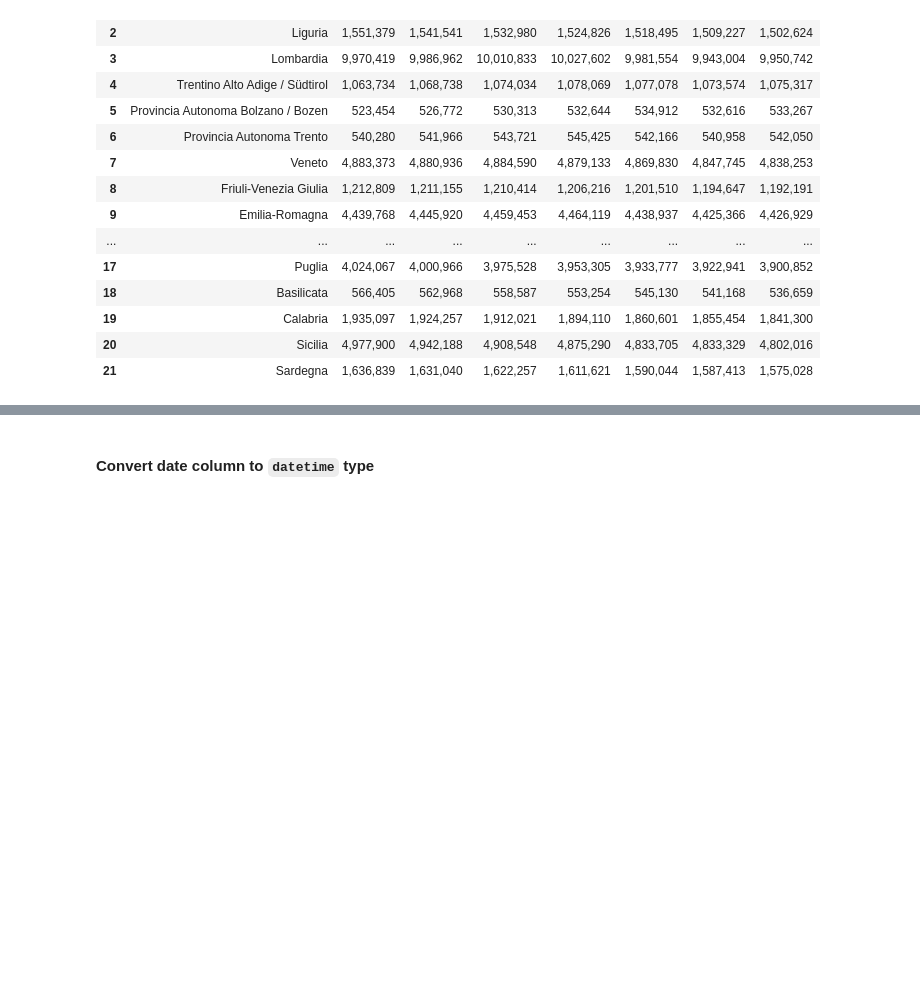
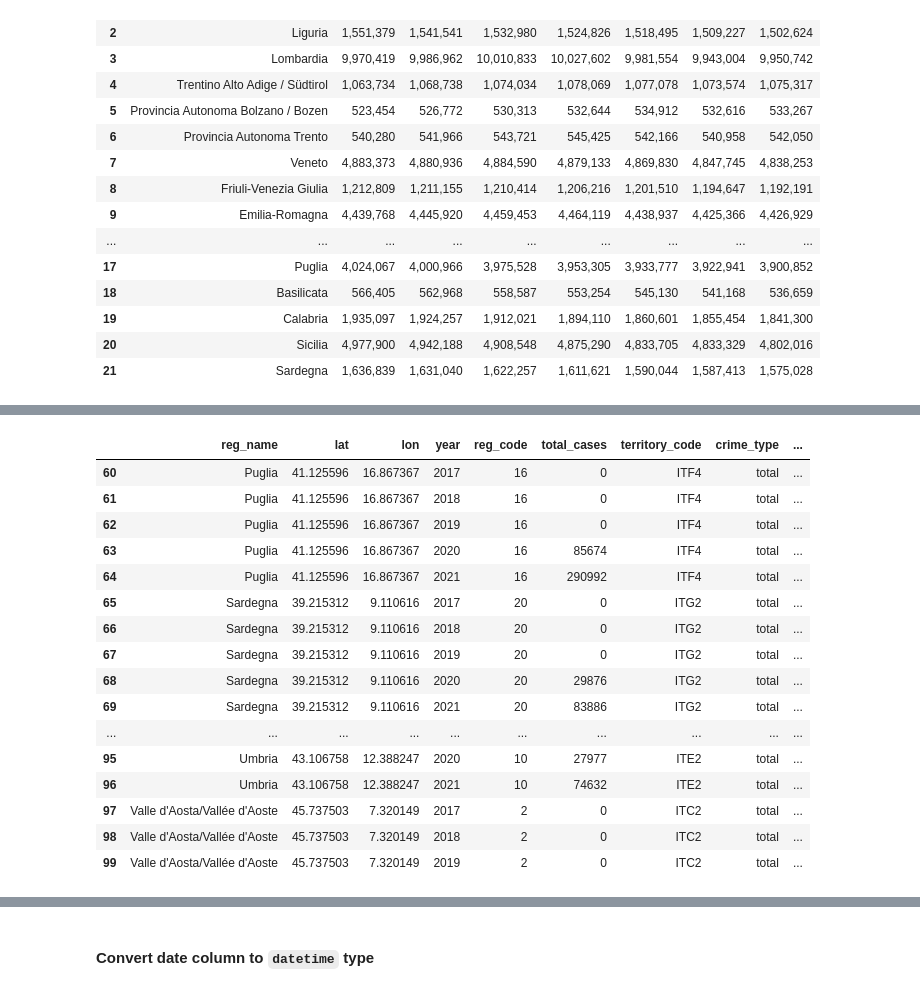
Before and after one commit to OmdenaAI/milan-italy-impact-covid-crimes, a Jupyter notebook: src/tasks/task-2-data-cleaning/files.ipynb, the cells around one changed output, grey strips where cells are left out. Cells and saved outputs as stored; diff of their text form; code cells hidden in the pictures; blank space fills up the shorter version.

```diff
--- a/src/tasks/task-2-data-cleaning/files.ipynb
+++ b/src/tasks/task-2-data-cleaning/files.ipynb
@@ -1250,0 +1858,6 @@ df_cas_cri_sum
+# %%
+# Remove the rows
+rows_to_remove = ['Provincia Autonoma Trento', 'Provincia Autonoma Bolzano / Bozen']
+crime_totals = crime_totals[~crime_totals['reg_name'].isin(rows_to_remove)].reset_index(drop=True)
+unemp_totals = unemp_totals[~unemp_totals['reg_name'].isin(rows_to_remove)].reset_index(drop=True)
+pop_totals = pop_totals[~pop_totals['reg_name'].isin(rows_to_remove)].reset_index(drop=True)
@@ -1250,0 +1889,4 @@ df_cas_cri_sum
+# %%
+# Merge the DataFrames based on the common column 'year' and 'reg_name'
+pop_totals = unemp_totals.merge(pop_totals[['year', 'reg_name', 'population']], on=['year', 'reg_name'], how='left')
+pop_totals
@@ -1250,0 +1909,3 @@ df_cas_cri_sum
+# %%
+pop_totals['unemp_pop'] = (pop_totals['population'] * pop_totals['unemployment_rate'] / 100).astype(int)
+pop_totals
@@ -1250,0 +1969,3 @@ df_cas_cri_sum
+# %%
+all_data_1 = covid_totals.merge(crime_totals, on=['year', 'reg_name'], how='left')
+all_data_1.head()
@@ -1251,3 +2018,24 @@ df_cas_cri_sum
+# %%
+all_data_2 = all_data_1.merge(pop_totals, on=['year', 'reg_name'], how='left')
+all_data_2.iloc[60 : 100]
+# %% [output]
+|  | reg_name | lat | lon | year | reg_code | total_cases | territory_code | crime_type | ... |
+| 60 | Puglia | 41.125596 | 16.867367 | 2017 | 16 | 0 | ITF4 | total | ... |
+| 61 | Puglia | 41.125596 | 16.867367 | 2018 | 16 | 0 | ITF4 | total | ... |
+| 62 | Puglia | 41.125596 | 16.867367 | 2019 | 16 | 0 | ITF4 | total | ... |
+| 63 | Puglia | 41.125596 | 16.867367 | 2020 | 16 | 85674 | ITF4 | total | ... |
+| 64 | Puglia | 41.125596 | 16.867367 | 2021 | 16 | 290992 | ITF4 | total | ... |
+| 65 | Sardegna | 39.215312 | 9.110616 | 2017 | 20 | 0 | ITG2 | total | ... |
+| 66 | Sardegna | 39.215312 | 9.110616 | 2018 | 20 | 0 | ITG2 | total | ... |
+| 67 | Sardegna | 39.215312 | 9.110616 | 2019 | 20 | 0 | ITG2 | total | ... |
+| 68 | Sardegna | 39.215312 | 9.110616 | 2020 | 20 | 29876 | ITG2 | total | ... |
+| 69 | Sardegna | 39.215312 | 9.110616 | 2021 | 20 | 83886 | ITG2 | total | ... |
+| ... | ... | ... | ... | ... | ... | ... | ... | ... | ... |
+| 95 | Umbria | 43.106758 | 12.388247 | 2020 | 10 | 27977 | ITE2 | total | ... |
+| 96 | Umbria | 43.106758 | 12.388247 | 2021 | 10 | 74632 | ITE2 | total | ... |
+| 97 | Valle d'Aosta/Vallée d'Aoste | 45.737503 | 7.320149 | 2017 | 2 | 0 | ITC2 | total | ... |
+| 98 | Valle d'Aosta/Vallée d'Aoste | 45.737503 | 7.320149 | 2018 | 2 | 0 | ITC2 | total | ... |
+| 99 | Valle d'Aosta/Vallée d'Aoste | 45.737503 | 7.320149 | 2019 | 2 | 0 | ITC2 | total | ... |
 # %%
 # sort the data for plotly reading
 date1 = datetime(2020,2,24)
```
Also changed, not shown: parts of 138 cells of this notebook.
